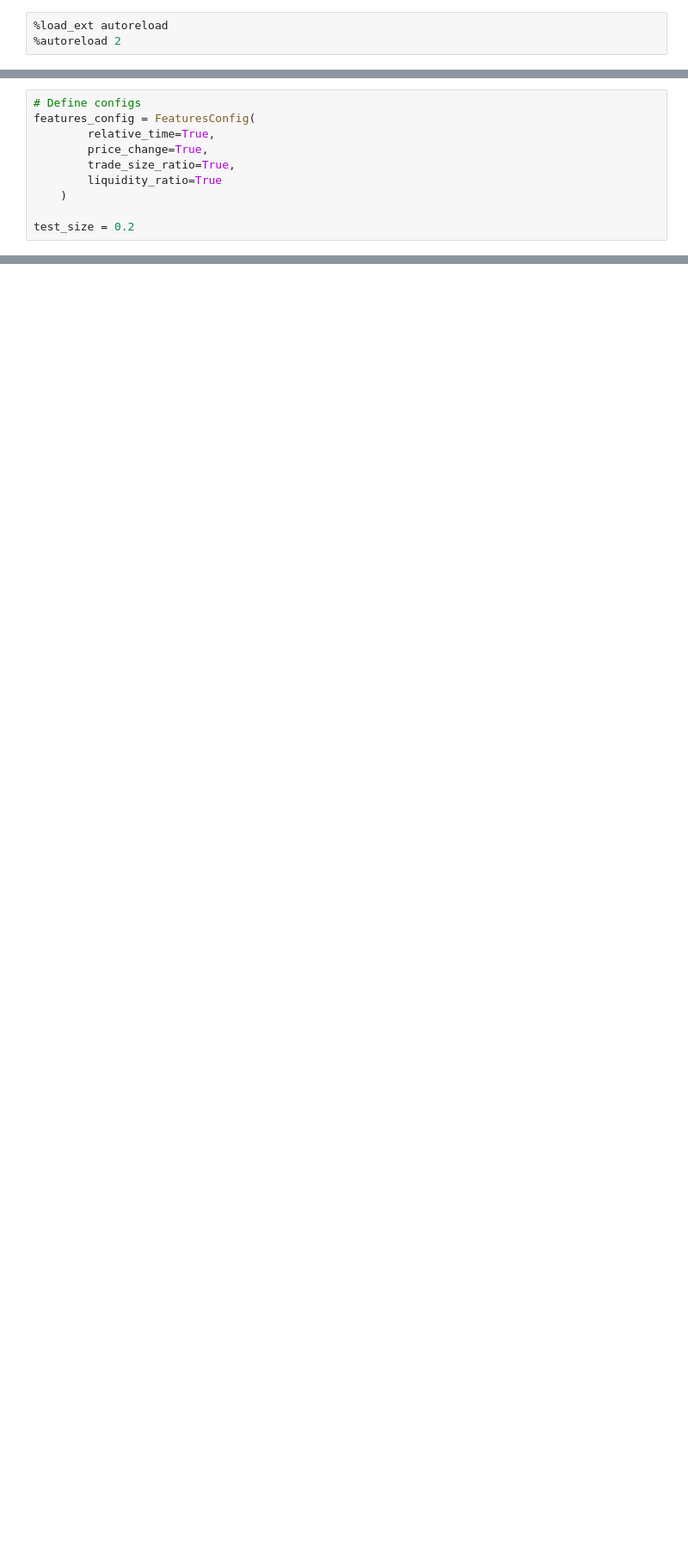
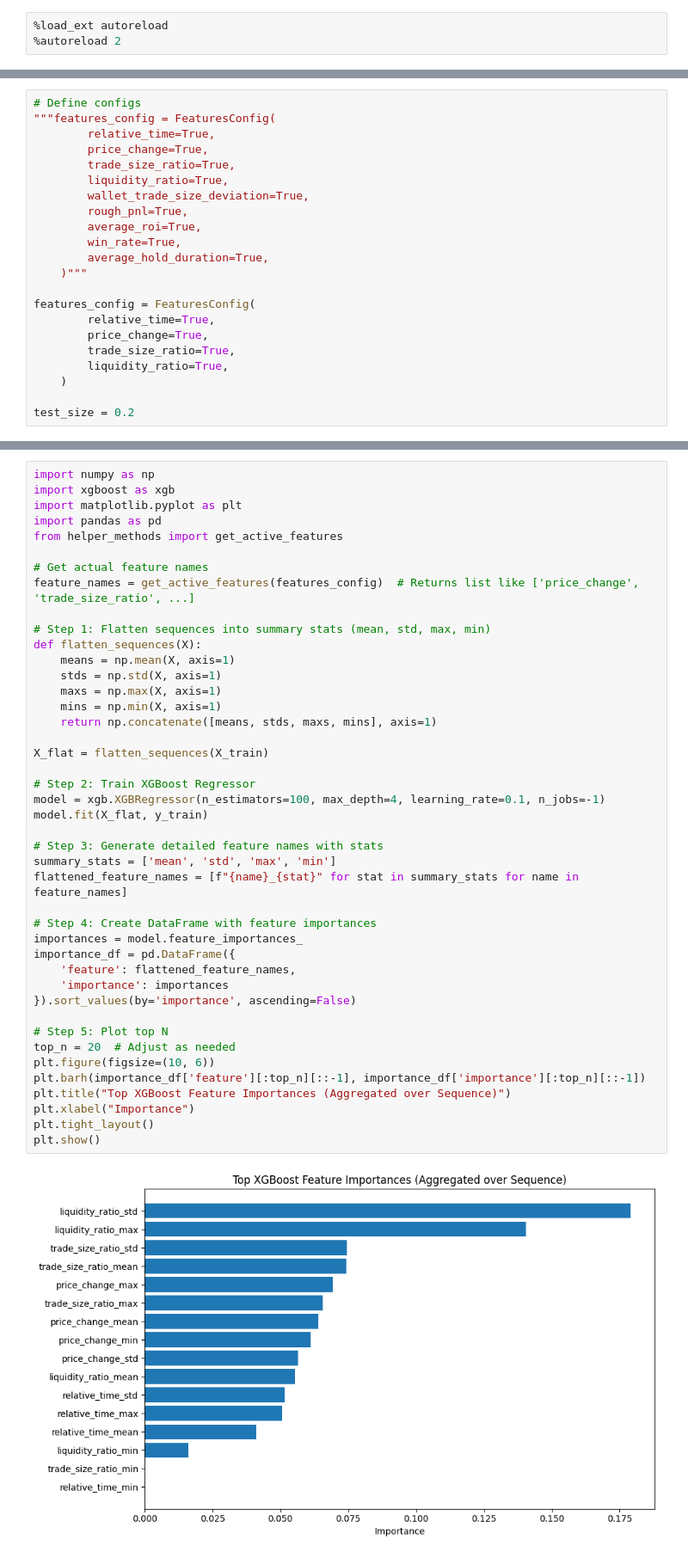
Before and after one commit to Maked04/CM3203-Individual-Project, a Jupyter notebook: src/lstm_2/model_generation/train_model.ipynb, the cells around one changed output, grey strips where cells are left out. Shown: that part at 86% size. Saved outputs shown, nothing was run; the diff lists cells and outputs as text; blank space fills up the shorter version.

```diff
--- a/src/lstm_2/model_generation/train_model.ipynb
+++ b/src/lstm_2/model_generation/train_model.ipynb
@@ -31,11 +31,23 @@ W0000 00:00:1745670245.195169   31860 computation_placer.cc:177] computation pla
 To enable the following instructions: AVX2 FMA, in other operations, rebuild TensorFlow with the appropriate compiler flags.
 # %%
 # Define configs
+"""features_config = FeaturesConfig(
+        relative_time=True,
+        price_change=True,
+        trade_size_ratio=True,
+        liquidity_ratio=True,
+        wallet_trade_size_deviation=True,
+        rough_pnl=True,
+        average_roi=True,
+        win_rate=True,
+        average_hold_duration=True,
+    )"""
+
 features_config = FeaturesConfig(
         relative_time=True,
         price_change=True,
         trade_size_ratio=True,
-        liquidity_ratio=True
+        liquidity_ratio=True,
     )
 
 test_size = 0.2
@@ -74,3 +86,48 @@ y_scaled = y_scaler.fit_transform(all_y)
 
 # Split the data into training and testing sets
 X_train, X_test, y_train, y_test = train_test_split(X_scaled, y_scaled, test_size=test_size, shuffle=False)
+# %%
+import numpy as np
+import xgboost as xgb
+import matplotlib.pyplot as plt
+import pandas as pd
+from helper_methods import get_active_features
+
+# Get actual feature names
+feature_names = get_active_features(features_config)  # Returns list like ['price_change', 'trade_size_ratio', ...]
+
+# Step 1: Flatten sequences into summary stats (mean, std, max, min)
+def flatten_sequences(X):
+    means = np.mean(X, axis=1)
+    stds = np.std(X, axis=1)
+    maxs = np.max(X, axis=1)
+    mins = np.min(X, axis=1)
+    return np.concatenate([means, stds, maxs, mins], axis=1)
+
+X_flat = flatten_sequences(X_train)
+
+# Step 2: Train XGBoost Regressor
+model = xgb.XGBRegressor(n_estimators=100, max_depth=4, learning_rate=0.1, n_jobs=-1)
+model.fit(X_flat, y_train)
+
+# Step 3: Generate detailed feature names with stats
+summary_stats = ['mean', 'std', 'max', 'min']
+flattened_feature_names = [f"{name}_{stat}" for stat in summary_stats for name in feature_names]
+
+# Step 4: Create DataFrame with feature importances
+importances = model.feature_importances_
+importance_df = pd.DataFrame({
+    'feature': flattened_feature_names,
+    'importance': importances
+}).sort_values(by='importance', ascending=False)
+
+# Step 5: Plot top N
+top_n = 20  # Adjust as needed
+plt.figure(figsize=(10, 6))
+plt.barh(importance_df['feature'][:top_n][::-1], importance_df['importance'][:top_n][::-1])
+plt.title("Top XGBoost Feature Importances (Aggregated over Sequence)")
+plt.xlabel("Importance")
+plt.tight_layout()
+plt.show()
+# %% [output]
+[figure, added]
```
Also changed, not shown: parts of 5 cells of this notebook, 13 other files.
